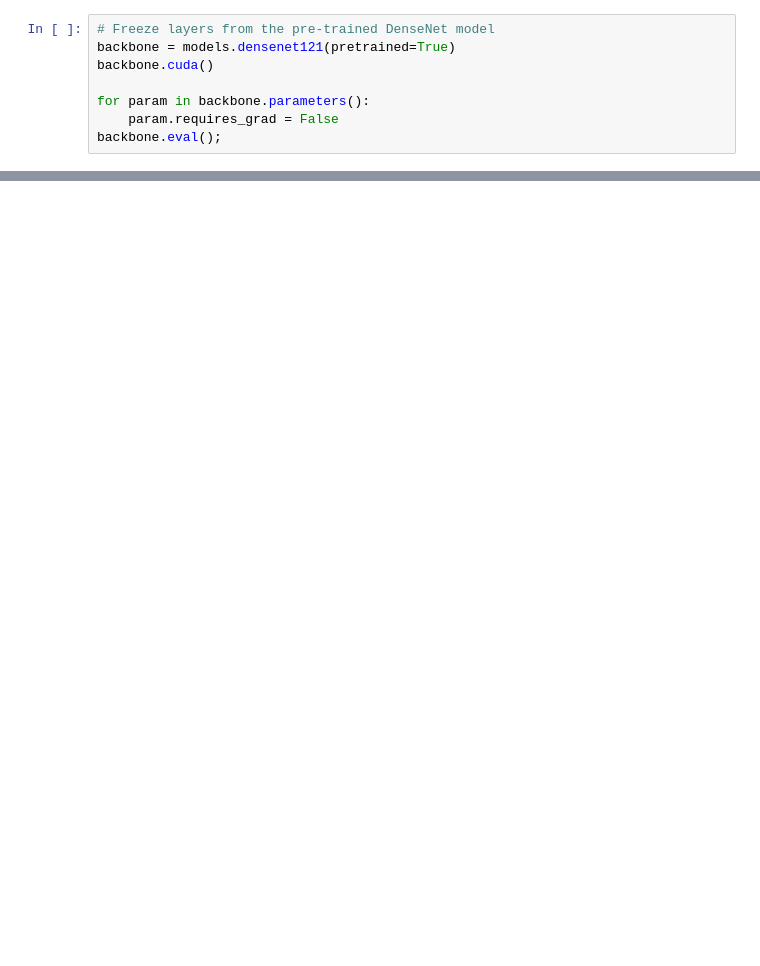
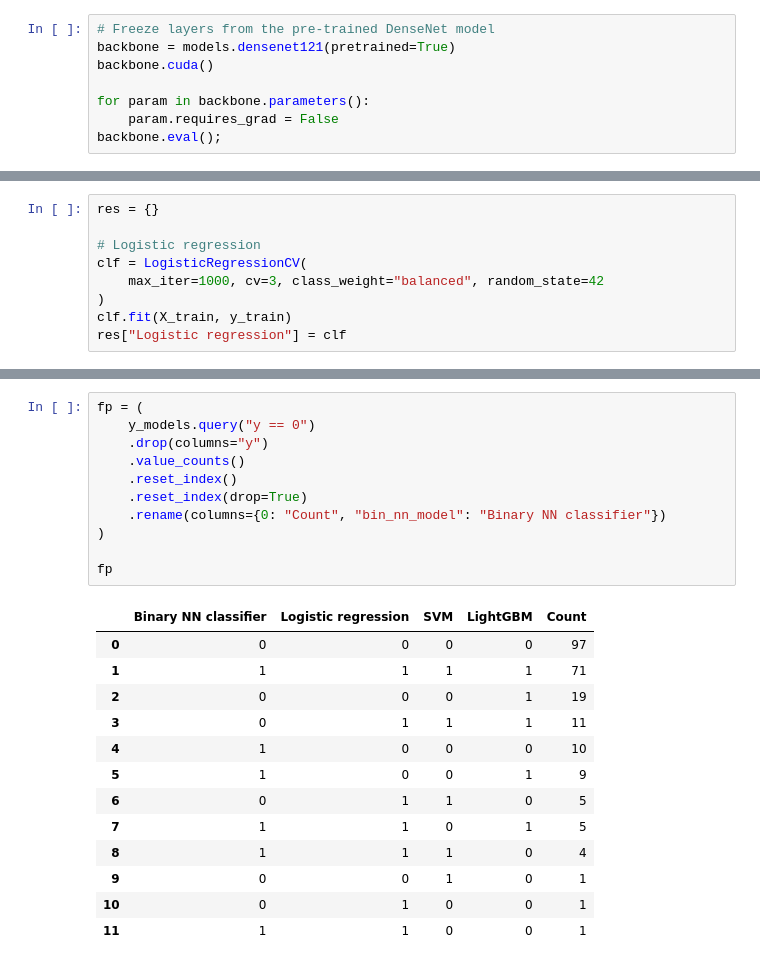
Before and after one commit to michaelSkaro/chest-xray-pneumonia-clasifier, a Jupyter notebook: feature_extractor.ipynb, the cells around one changed output, grey strips where cells are left out. Cells and saved outputs as stored; diff of their text form; blank space fills up the shorter version.

```diff
--- a/feature_extractor.ipynb
+++ b/feature_extractor.ipynb
@@ -74 +83,10 @@ y_test = torch.cat(y_test).cpu().numpy()
+# %%
+res = {}
+
+# Logistic regression
+clf = LogisticRegressionCV(
+    max_iter=1000, cv=3, class_weight="balanced", random_state=42
+)
+clf.fit(X_train, y_train)
+res["Logistic regression"] = clf
 # %%
@@ -115,0 +162,25 @@ for name, model in models.items():
+# %%
+fp = (
+    y_models.query("y == 0")
+    .drop(columns="y")
+    .value_counts()
+    .reset_index()
+    .reset_index(drop=True)
+    .rename(columns={0: "Count", "bin_nn_model": "Binary NN classifier"})
+)
+
+fp
+# %% [output]
+|  | Binary NN classifier | Logistic regression | SVM | LightGBM | Count |
+| 0 | 0 | 0 | 0 | 0 | 97 |
+| 1 | 1 | 1 | 1 | 1 | 71 |
+| 2 | 0 | 0 | 0 | 1 | 19 |
+| 3 | 0 | 1 | 1 | 1 | 11 |
+| 4 | 1 | 0 | 0 | 0 | 10 |
+| 5 | 1 | 0 | 0 | 1 | 9 |
+| 6 | 0 | 1 | 1 | 0 | 5 |
+| 7 | 1 | 1 | 0 | 1 | 5 |
+| 8 | 1 | 1 | 1 | 0 | 4 |
+| 9 | 0 | 0 | 1 | 0 | 1 |
+| 10 | 0 | 1 | 0 | 0 | 1 |
+| 11 | 1 | 1 | 0 | 0 | 1 |
```
Also changed, not shown: parts of 13 cells of this notebook, 1 other file.
